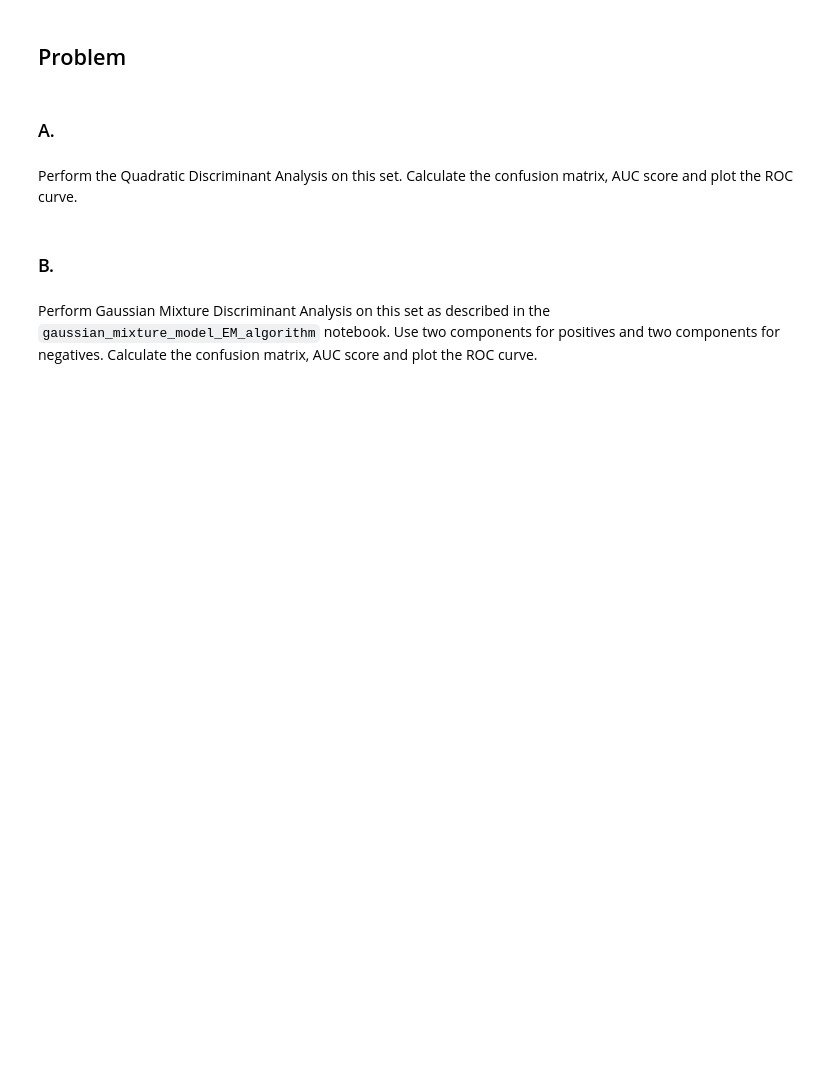
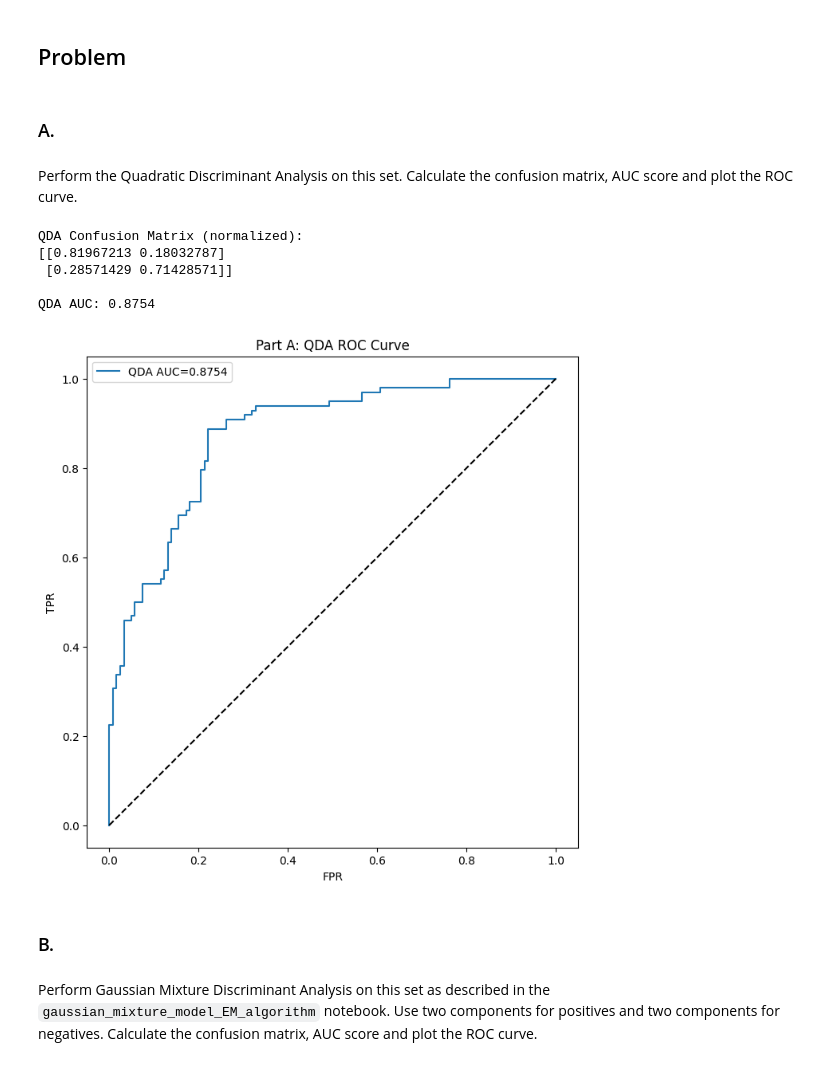
Before and after one commit to Kulizon/machine-learning, a Jupyter notebook: cwiczenia11/banknotes_qdma_part1.ipynb, the cells around one changed output. Cells and saved outputs as stored; diff of their text form; code cells hidden in the pictures; blank space fills up the shorter version.

```diff
--- a/cwiczenia11/banknotes_qdma_part1.ipynb
+++ b/cwiczenia11/banknotes_qdma_part1.ipynb
@@ -18,12 +23,54 @@ data.head()
 | 2 | -10.8679 | 9.49260 | -1.41160 | 1 |
 | 3 | -8.7903 | 7.97350 | -0.45475 | 1 |
 | 4 | -5.5167 | 10.93900 | -0.40820 | 1 |
+# %%
+seed = 31287
+features = ['a1', 'a2', 'a3']
+
+data_train, data_test = train_test_split(data, test_size=0.2, shuffle=True, stratify=data['counterfeit'], random_state=seed)
+lbls_train = data_train['counterfeit']
+lbls_test = data_test['counterfeit']
+
+pi1 = lbls_train.mean()
+pi0 = 1 - pi1
 # %% [markdown]
 ## Problem
 # %% [markdown]
 ### A.
 # %% [markdown]
 Perform the Quadratic Discriminant Analysis on this set. Calculate the confusion matrix, AUC score and plot the ROC curve.
+# %%
+# Part A: Quadratic Discriminant Analysis
+qda = QuadraticDiscriminantAnalysis()
+qda.fit(data_train[features], lbls_train)
+
+qda_proba_test = qda.predict_proba(data_test[features])[:, 1]
+qda_pred_test = qda.predict(data_test[features])
+
+print("QDA Confusion Matrix (normalized):")
+print(confusion_matrix(lbls_test, qda_pred_test, normalize='true'))
+
+qda_auc = roc_auc_score(lbls_test, qda_proba_test)
+print(f"\nQDA AUC: {qda_auc:.4f}")
+
+fprs_qda, tprs_qda, thds_qda = roc_curve(lbls_test, qda_proba_test)
+
+fig, ax = plt.subplots(figsize=(8, 8))
+ax.set_aspect(1.0)
+ax.plot(fprs_qda, tprs_qda, label=f'QDA AUC={qda_auc:.4f}')
+ax.plot([0, 1], [0, 1], 'k--')
+ax.set_xlabel('FPR')
+ax.set_ylabel('TPR')
+ax.set_title('Part A: QDA ROC Curve')
+ax.legend()
+plt.show()
+# %% [output]
+QDA Confusion Matrix (normalized):
+[[0.81967213 0.18032787]
+ [0.28571429 0.71428571]]
+
+QDA AUC: 0.8754
+[figure, added]
 # %% [markdown]
 ### B.
 # %% [markdown]
```
Also changed, not shown: parts of 3 cells of this notebook.
